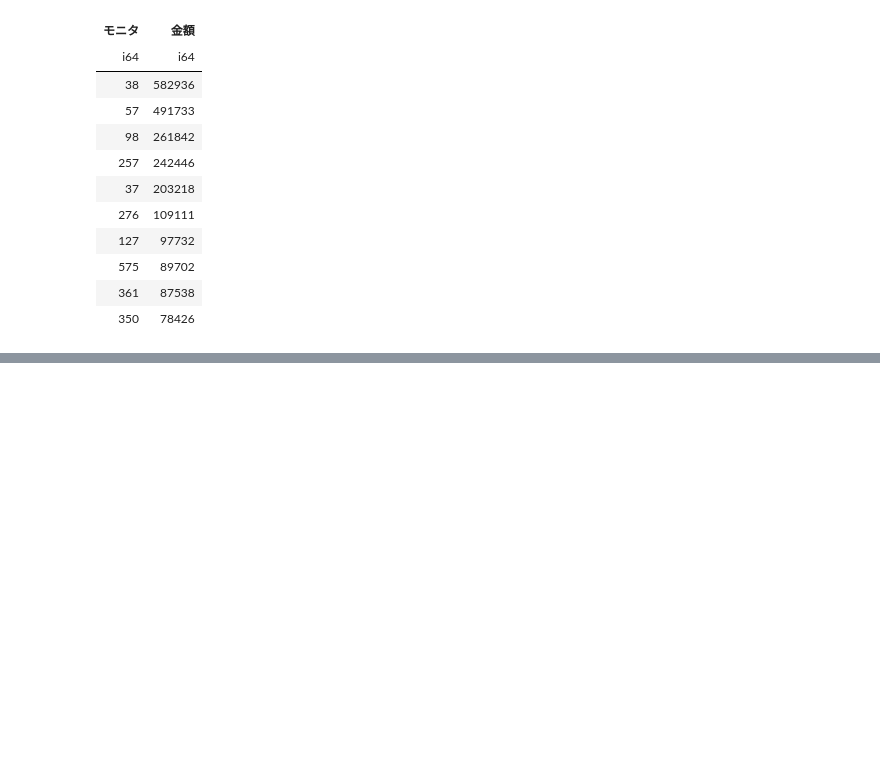
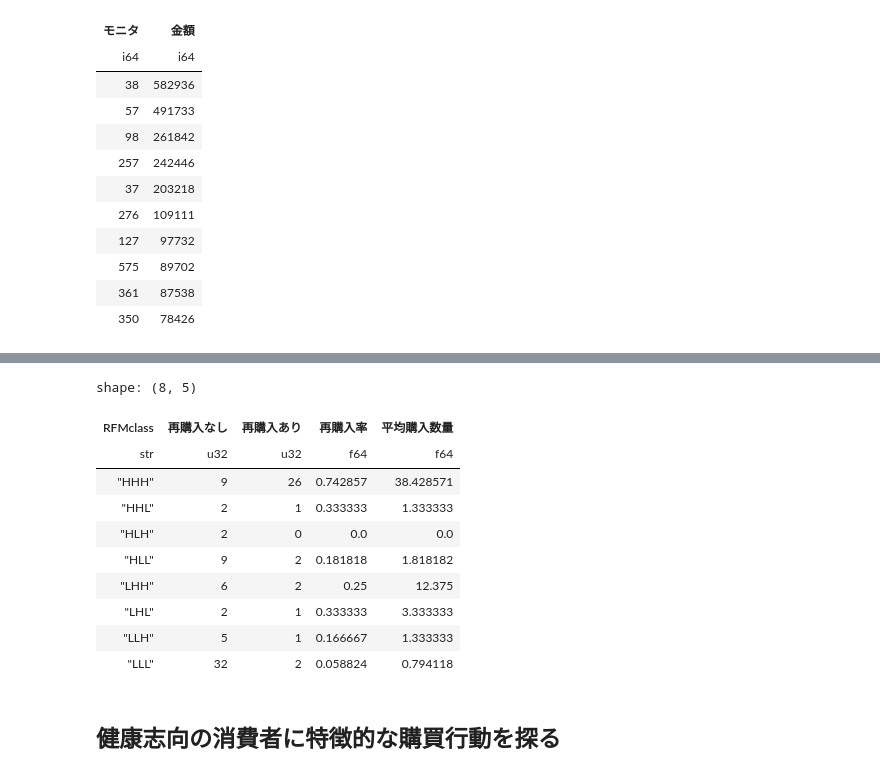
Before and after one commit to yonesuke/maketing_data_science, a Jupyter notebook: notebooks/chapter04.ipynb, the cells around one changed output, grey strips where cells are left out. Cells and saved outputs as stored; diff of their text form; code cells hidden in the pictures; blank space fills up the shorter version.

```diff
--- a/notebooks/chapter04.ipynb
+++ b/notebooks/chapter04.ipynb
@@ -70,0 +189,35 @@ shape: (106, 2)
+# %%
+# RFMセグメント別の12月の購入状況
+(
+    df_rfm.join(
+        df.filter(pl.col('日付') > datetime.date(2013, 11, 30))
+        .group_by('モニタ').agg(pl.col('購入数量').sum()),
+        on='モニタ', how='left'
+    )
+    .fill_null(0)
+    .group_by('RFMclass')
+    .agg(
+        (pl.col('購入数量') == 0).sum().alias('再購入なし'),
+        (pl.col('購入数量') > 0).sum().alias('再購入あり'),
+        pl.col('購入数量').mean().alias('平均購入数量')
+    )
+    .with_columns(
+        (pl.col('再購入あり')/(pl.col('再購入あり')+pl.col('再購入なし'))).alias('再購入率')
+    )
+    .select('RFMclass', '再購入なし', '再購入あり', '再購入率', '平均購入数量')
+    .sort('RFMclass')
+)
+# %% [output]
+shape: (8, 5)
+| RFMclass | 再購入なし | 再購入あり | 再購入率 | 平均購入数量 |
+| str | u32 | u32 | f64 | f64 |
+| "HHH" | 9 | 26 | 0.742857 | 38.428571 |
+| "HHL" | 2 | 1 | 0.333333 | 1.333333 |
+| "HLH" | 2 | 0 | 0.0 | 0.0 |
+| "HLL" | 9 | 2 | 0.181818 | 1.818182 |
+| "LHH" | 6 | 2 | 0.25 | 12.375 |
+| "LHL" | 2 | 1 | 0.333333 | 3.333333 |
+| "LLH" | 5 | 1 | 0.166667 | 1.333333 |
+| "LLL" | 32 | 2 | 0.058824 | 0.794118 |
+# %% [markdown]
+## 健康志向の消費者に特徴的な購買行動を探る
```
Also changed, not shown: parts of 7 cells of this notebook.
